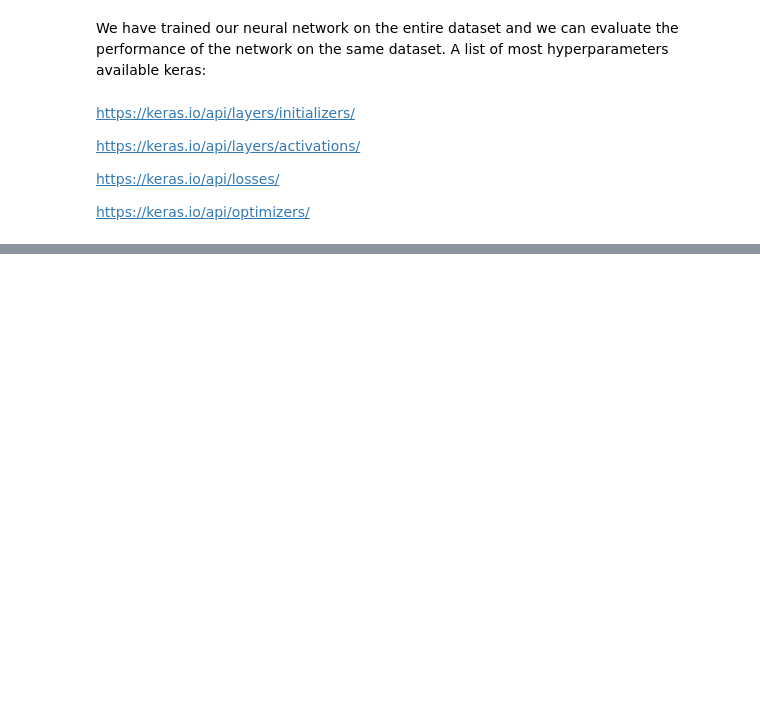
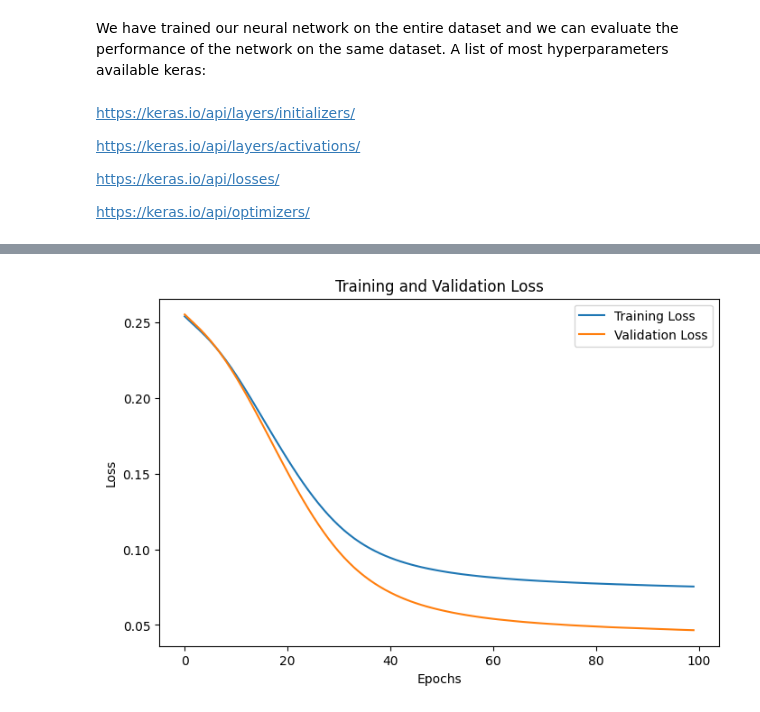
Before and after one commit to Impreccable/ML5, a Jupyter notebook: notebooks/ML5_keras_J1.ipynb, the cells around one changed output, grey strips where cells are left out. Drawn from its saved outputs; the diff is of its cells as text; code cells hidden in the pictures; blank space fills up the shorter version.

```diff
--- a/notebooks/ML5_keras_J1.ipynb
+++ b/notebooks/ML5_keras_J1.ipynb
@@ -288,3 +272,26 @@ https://keras.io/api/layers/activations/
 https://keras.io/api/losses/
 
 https://keras.io/api/optimizers/
+# %%
+from tensorflow.keras import layers
+from tensorflow.keras import initializers
+
+model=Sequential()
+
+model.add(Dense(units=16,
+                kernel_initializer='random_normal',
+                bias_initializer=keras.initializers.RandomNormal(mean=0.0, stddev=0.05, seed=None),
+                input_dim=10,
+                activation='relu'
+       )) # Hidden layer 1: 12 neurons, ReLU activation
+
+model.add(Dense(units=64,
+                activation='relu'
+
+       )) #Hidden layer 2: 16 neurons, ReLU activation
+
+model.add(Dense(units=1,
+                activation='sigmoid'
+       )) # oOutput Layer: 1 neuron, Sigmoid activation (binary classification)
+# %%
+model.compile(loss='mean_squared_error', optimizer='sgd', metrics=['accuracy'])
@@ -290,0 +335,14 @@ https://keras.io/api/optimizers/
+# %%
+plt.figure(figsize=(8, 5))
+
+
+plt.plot(history.history['loss'], label='Training Loss')
+plt.plot(history.history['val_loss'], label='Validation Loss')
+
+plt.title('Training and Validation Loss')
+plt.xlabel('Epochs')
+plt.ylabel('Loss')
+plt.legend()
+plt.show()
+# %% [output]
+[figure, added]
```
Also changed, not shown: parts of 6 cells of this notebook.
